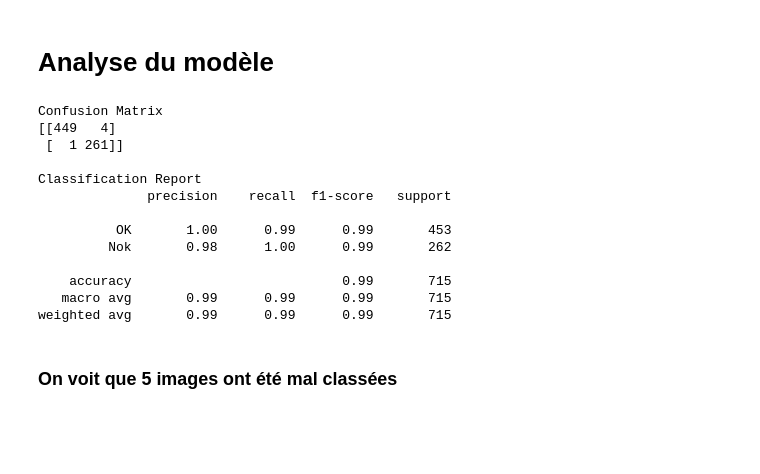
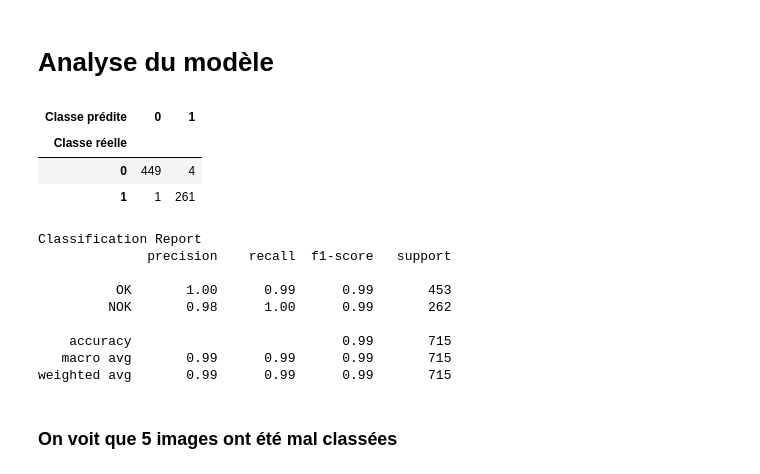
Before and after one commit to yann112/Cast_Iron, a Jupyter notebook: Cast_Iron_densenet_1.ipynb, the cells around one changed output. Cells and saved outputs as stored; diff of their text form; code cells hidden in the pictures; blank space fills up the shorter version.

```diff
--- a/Cast_Iron_densenet_1.ipynb
+++ b/Cast_Iron_densenet_1.ipynb
@@ -243,27 +243,27 @@ model = tensorflow.keras.models.load_model('/content/drive/MyDrive/Projet_castin
 #Prediction sur les données de Validation
 Y_pred = model.predict(test_generator)
 y_pred = np.argmax(Y_pred, axis=1)
-print('Confusion Matrix')
-cm = confusion_matrix(test_generator.classes, y_pred)
-print(cm)
-print()
-print('Classification Report')
-target_names = ['OK','NOK']
-print(classification_report(test_generator.classes, y_pred, target_names=target_names))
-# %% [output]
-Confusion Matrix
-[[449   4]
- [  1 261]]
-
-Classification Report
-              precision    recall  f1-score   support
-
-          OK       1.00      0.99      0.99       453
-         Nok       0.98      1.00      0.99       262
-
-    accuracy                           0.99       715
-   macro avg       0.99      0.99      0.99       715
-weighted avg       0.99      0.99      0.99       715
+# %%
+pd.crosstab(test_generator.classes, y_pred, rownames = ['Classe réelle'], colnames = ['Classe prédite'])
+# %% [output]
+| Classe prédite | 0 | 1 |
+| Classe réelle |  |  |
+| 0 | 449 | 4 |
+| 1 | 1 | 261 |
+# %%
+print('Classification Report')
+target_names = ['OK','NOK']
+print(classification_report(test_generator.classes, y_pred, target_names=target_names))
+# %% [output]
+Classification Report
+              precision    recall  f1-score   support
+
+          OK       1.00      0.99      0.99       453
+         NOK       0.98      1.00      0.99       262
+
+    accuracy                           0.99       715
+   macro avg       0.99      0.99      0.99       715
+weighted avg       0.99      0.99      0.99       715
 # %% [markdown]
 ### On voit que 5 images ont été mal classées
 # %%
```
Also changed, not shown: parts of 4 cells of this notebook.
